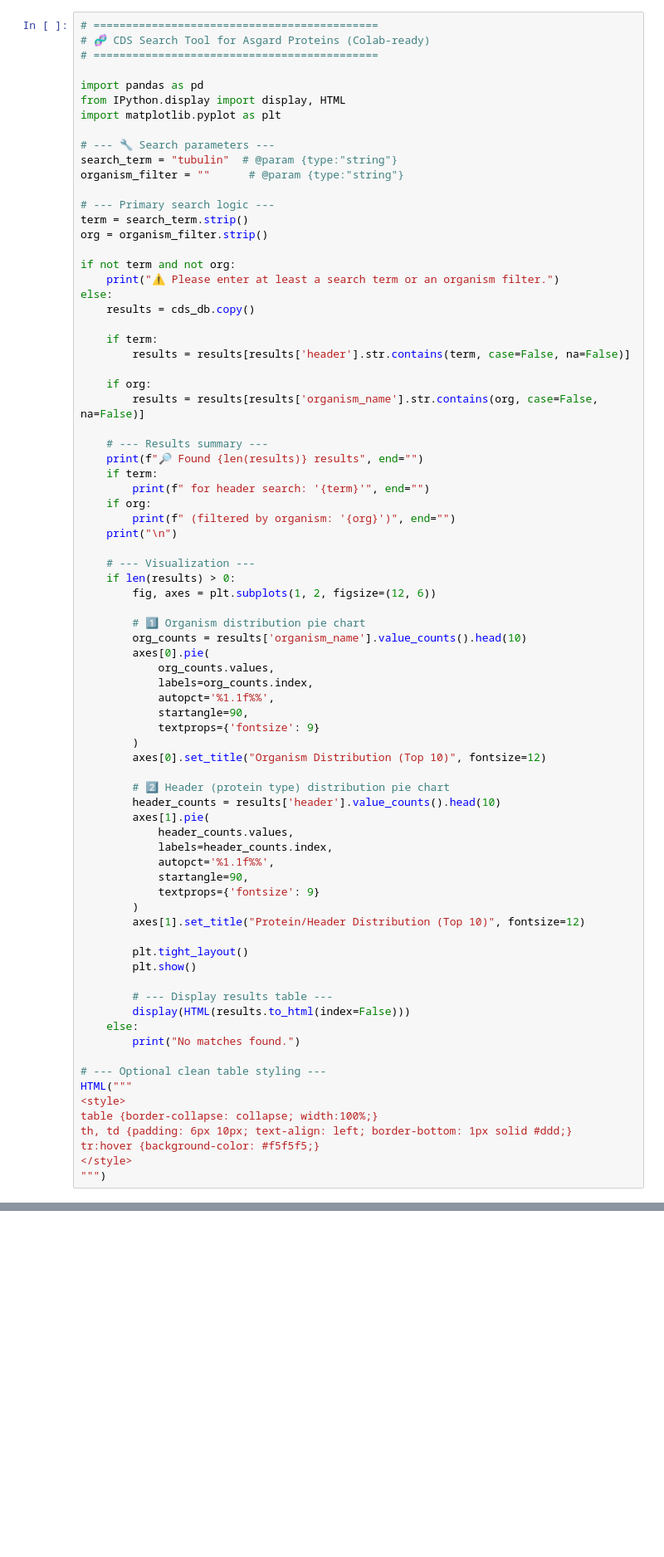
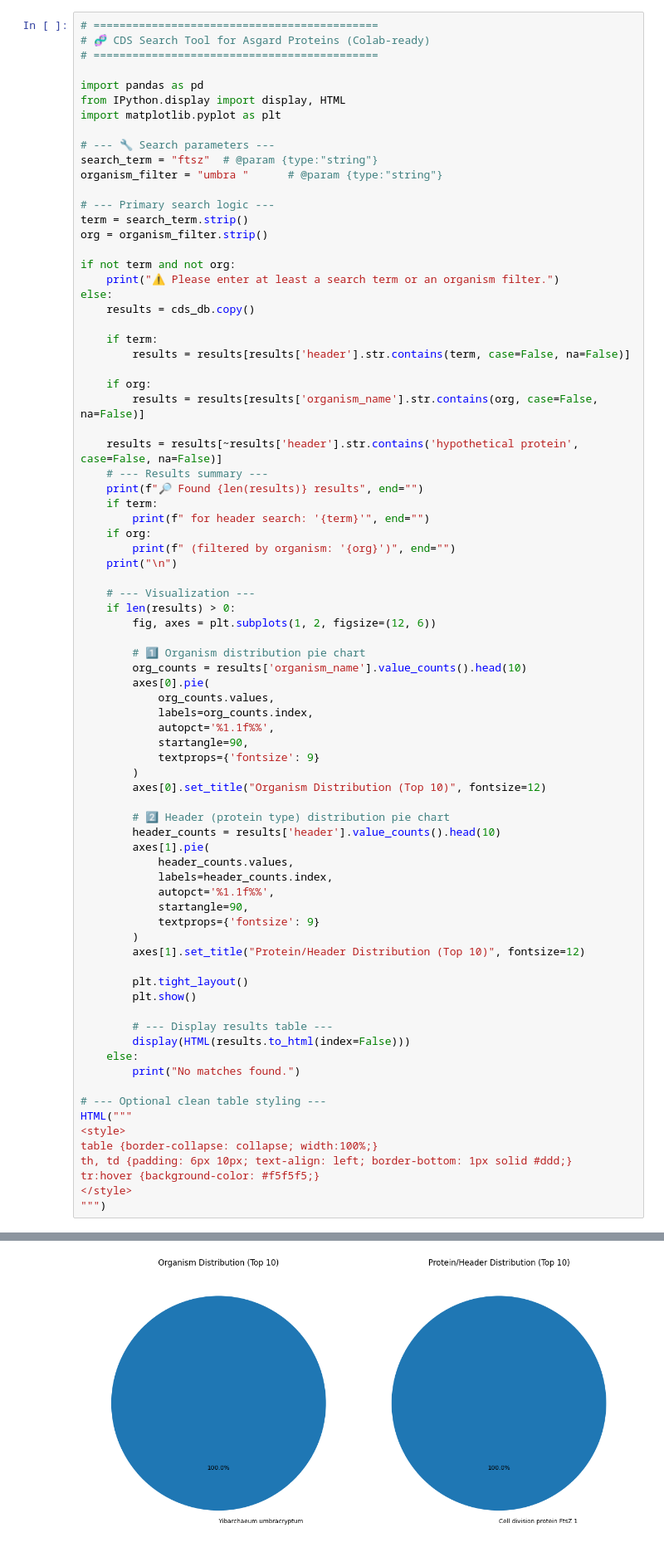
Before and after one commit to Unfettered-b/Asgard_Protein_annotation, a Jupyter notebook: search_cds.ipynb, the cells around one changed output, grey strips where cells are left out. Shown at 83% size. Drawn from its saved outputs; the diff is of its cells as text; blank space fills up the shorter version.

```diff
--- a/search_cds.ipynb
+++ b/search_cds.ipynb
@@ -54,8 +74,8 @@ from IPython.display import display, HTML
 import matplotlib.pyplot as plt
 
 # --- 🔧 Search parameters ---
-search_term = "tubulin"  # @param {type:"string"}
-organism_filter = ""      # @param {type:"string"}
+search_term = "ftsz"  # @param {type:"string"}
+organism_filter = "umbra "      # @param {type:"string"}
 
 # --- Primary search logic ---
 term = search_term.strip()
@@ -72,6 +92,7 @@ else:
     if org:
         results = results[results['organism_name'].str.contains(org, case=False, na=False)]
 
+    results = results[~results['header'].str.contains('hypothetical protein', case=False, na=False)]
     # --- Results summary ---
     print(f"🔎 Found {len(results)} results", end="")
     if term:
@@ -122,3 +143,4 @@ th, td {padding: 6px 10px; text-align: left; border-bottom: 1px solid #ddd;}
 tr:hover {background-color: #f5f5f5;}
 </style>
 """)
+# %% [output]
@@ -124,0 +148 @@ tr:hover {background-color: #f5f5f5;}
+[figure, added]
```
Also changed, not shown: parts of 2 cells of this notebook.
